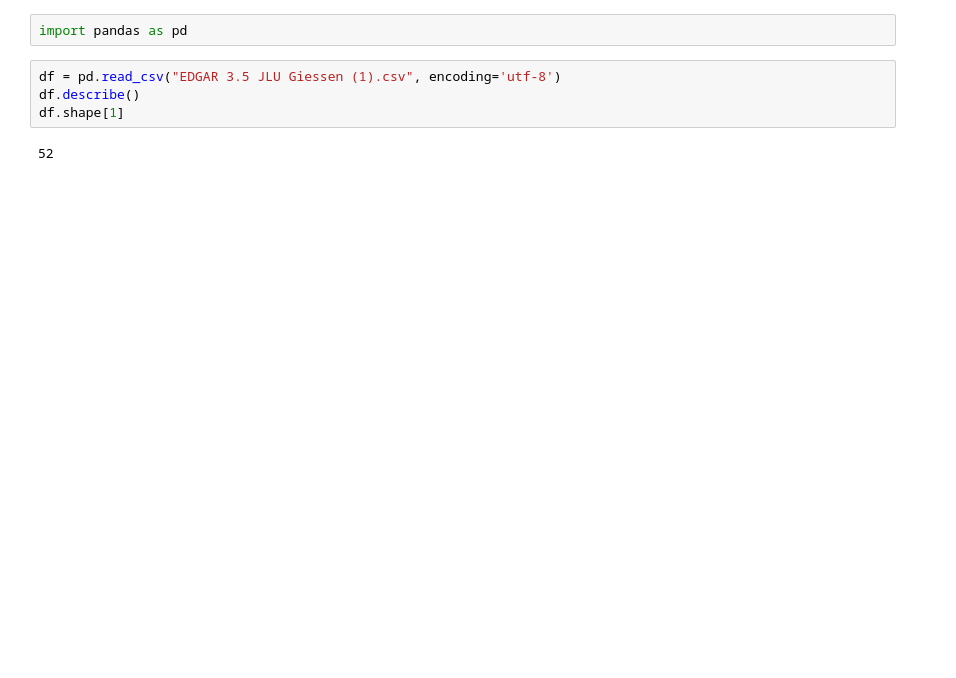
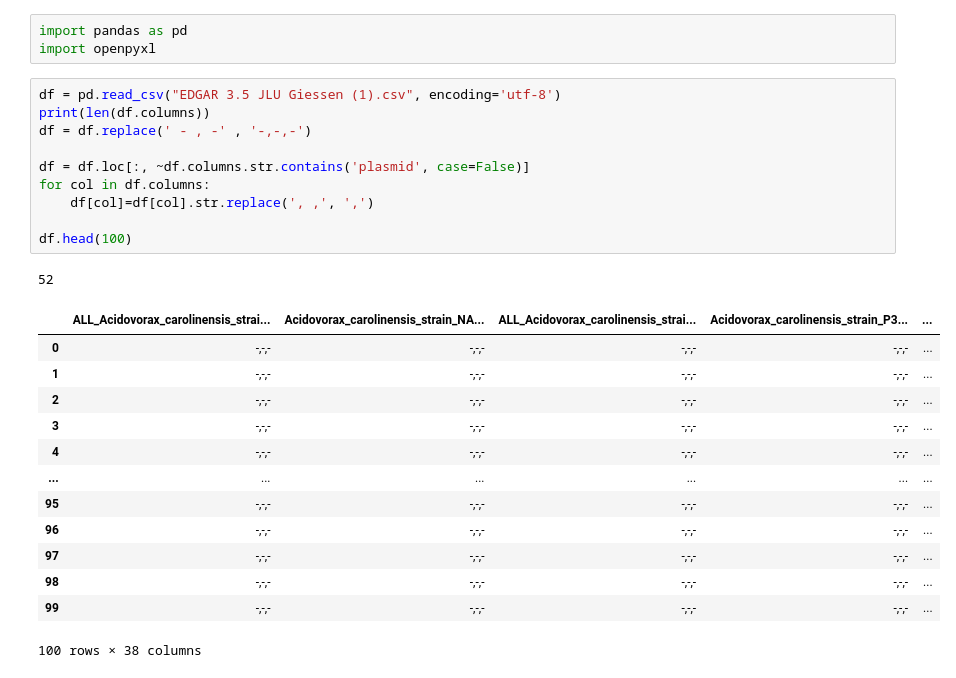
Before and after one commit to Amgoth-Suresh/EDGAR-PLATFORM, a Jupyter notebook: Main/preproces.ipynb, the cells around one changed output. Saved outputs shown, nothing was run; the diff lists cells and outputs as text; blank space fills up the shorter version.

```diff
--- a/Main/preproces.ipynb
+++ b/Main/preproces.ipynb
@@ -1,8 +1,28 @@
 # %%
 import pandas as pd
+import openpyxl
 # %%
 df = pd.read_csv("EDGAR 3.5 JLU Giessen (1).csv", encoding='utf-8')
-df.describe()
-df.shape[1]
+print(len(df.columns))
+df = df.replace(' - , -' , '-,-,-')
+
+df = df.loc[:, ~df.columns.str.contains('plasmid', case=False)]
+for col in df.columns:
+    df[col]=df[col].str.replace(', ,', ',')
+
+df.head(100)
 # %% [output]
 52
+|  | ALL_Acidovorax_carolinensis_strai... | Acidovorax_carolinensis_strain_NA... | ALL_Acidovorax_carolinensis_strai... | Acidovorax_carolinensis_strain_P3... | ... |
+| 0 | -,-,- | -,-,- | -,-,- | -,-,- | ... |
+| 1 | -,-,- | -,-,- | -,-,- | -,-,- | ... |
+| 2 | -,-,- | -,-,- | -,-,- | -,-,- | ... |
+| 3 | -,-,- | -,-,- | -,-,- | -,-,- | ... |
+| 4 | -,-,- | -,-,- | -,-,- | -,-,- | ... |
+| ... | ... | ... | ... | ... | ... |
+| 95 | -,-,- | -,-,- | -,-,- | -,-,- | ... |
+| 96 | -,-,- | -,-,- | -,-,- | -,-,- | ... |
+| 97 | -,-,- | -,-,- | -,-,- | -,-,- | ... |
+| 98 | -,-,- | -,-,- | -,-,- | -,-,- | ... |
+| 99 | -,-,- | -,-,- | -,-,- | -,-,- | ... |
+100 rows × 38 columns
```
Also changed, not shown: parts of 4 cells of this notebook, 5 other files.
